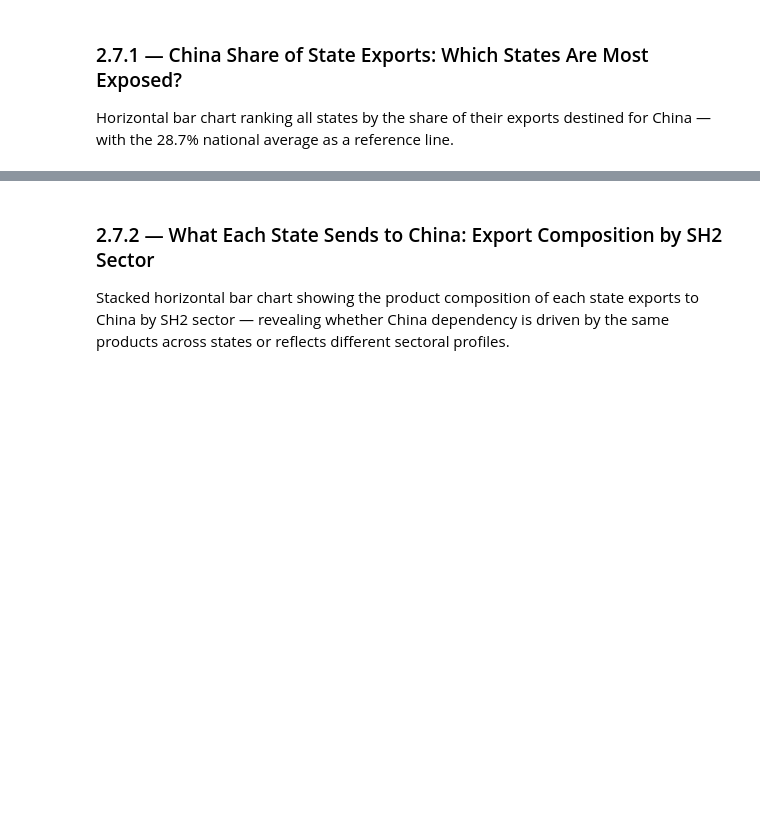
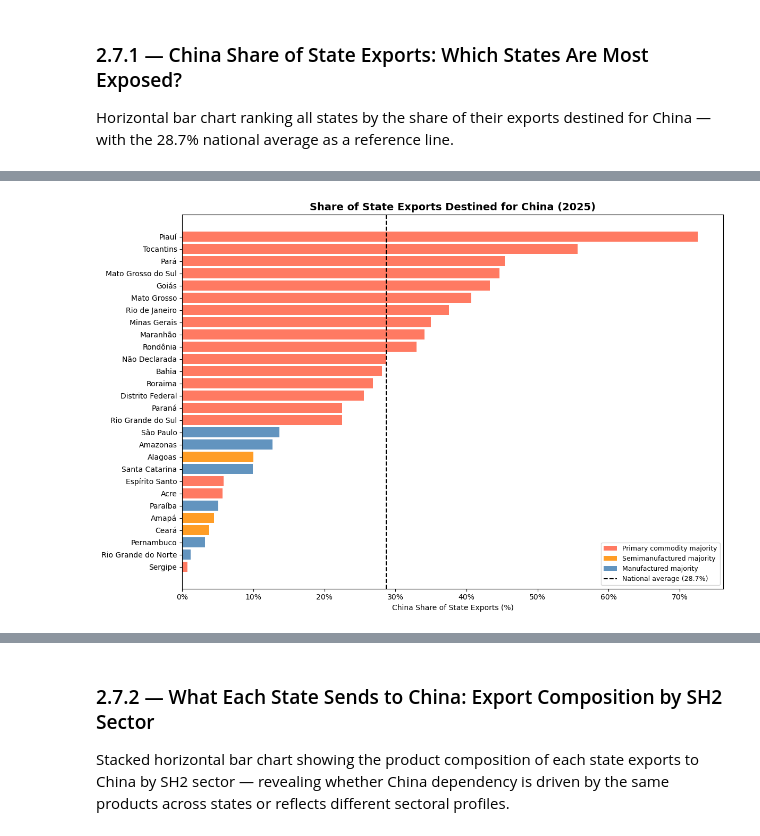
Before and after one commit to Eduardo-kohn/brazil-state-trade-analysis, a Jupyter notebook: SRC/Analysis/step2_state_competitiveness.ipynb, the cells around one changed output, grey strips where cells are left out. Cells and saved outputs as stored; diff of their text form; code cells hidden in the pictures; blank space fills up the shorter version.

Commit message:
Update 2.7.1 so that it classifies states by their main type of import; primary commodity, semimanufactured or manufactured

```diff
--- a/SRC/Analysis/step2_state_competitiveness.ipynb
+++ b/SRC/Analysis/step2_state_competitiveness.ipynb
@@ -2083,3 +2043,69 @@ plt.show()
+# %%
+## ── Merge commodity classification into China share dataframe ─────────────────
+
+## ── Diagnostic: check semimanufactured majority states ───────────────────────
+df_class_check = df_fat_state_pivot[['uf', 'state', 'PRIMARY COMMODITIES',
+                                      'SEMIMANUFACTURED', 'MANUFACTURED']].copy()
+
+def classify_state_full(row):
+    primary      = row['PRIMARY COMMODITIES']
+    semi         = row['SEMIMANUFACTURED']
+    manufactured = row['MANUFACTURED']
+    dominant     = max(primary, semi, manufactured)
+    if dominant == primary:
+        return 'commodity'
+    elif dominant == semi:
+        return 'semimanufactured'
+    else:
+        return 'industrial'
+
+df_class_check['export_type'] = df_class_check.apply(classify_state_full, axis=1)
+
+## ── Classification including semimanufactured ─────────────────────────────────
+df_class = df_fat_state_pivot[['uf', 'PRIMARY COMMODITIES',
+                                'SEMIMANUFACTURED', 'MANUFACTURED']].copy()
+df_class['export_type'] = df_class.apply(classify_state_full, axis=1)
+
+## Merge classification into China share plot dataframe
+df_china_plot = df_china_share.sort_values('china_share_%', ascending=True)
+df_china_plot = df_china_plot.merge(df_class[['uf', 'export_type']], on='uf', how='left')
+
+## Colours consistent with cell 2.10
+color_map = {
+    'commodity':        'tomato',
+    'semimanufactured': 'darkorange',
+    'industrial':       'steelblue',
+}
+bar_colors = df_china_plot['export_type'].map(color_map).fillna('lightgrey')
+
+## ── Plot ──────────────────────────────────────────────────────────────────────
+from matplotlib.patches import Patch
+
+fig, ax = plt.subplots(figsize=(12, 8))
+ax.barh(df_china_plot['state'], df_china_plot['china_share_%'],
+        color=bar_colors, alpha=0.85)
+
+ax.axvline(x=28.7, color='black', linestyle='--', linewidth=1.5)
+
+legend_elements = [
+    Patch(facecolor='tomato',     alpha=0.85, label='Primary commodity majority'),
+    Patch(facecolor='darkorange', alpha=0.85, label='Semimanufactured majority'),
+    Patch(facecolor='steelblue',  alpha=0.85, label='Manufactured majority'),
+    plt.Line2D([0], [0], color='black', linestyle='--', linewidth=1.5,
+               label='National average (28.7%)'),
+]
+ax.legend(handles=legend_elements, fontsize=9)
+
+ax.set_title(f"Share of State Exports Destined for China ({MAX_YEAR})",
+             fontsize=14, fontweight='bold')
+ax.set_xlabel("China Share of State Exports (%)")
+ax.xaxis.set_major_formatter(mticker.FormatStrFormatter('%.0f%%'))
+
+plt.tight_layout()
+plt.savefig('output_2_9_china_dependency.png', dpi=150)
+plt.show()
+# %% [output]
+[figure, added]
 # %% [markdown]
 #### Overview
 
```
Also changed, not shown: parts of 3 cells of this notebook.
